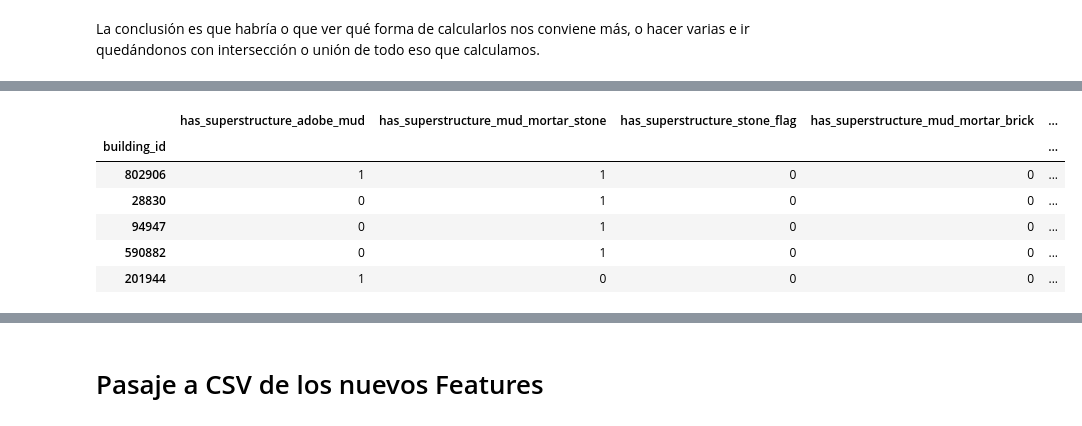
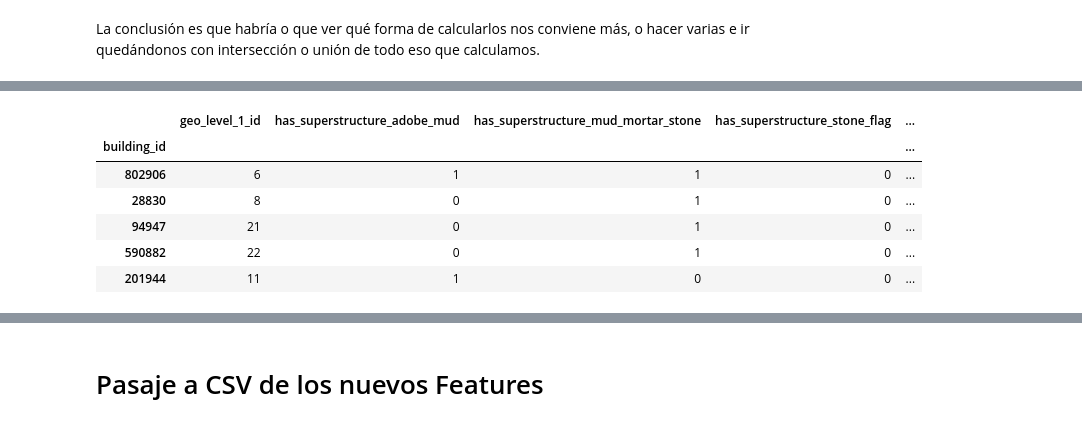
Before and after one commit to gsabatino9/OrganizacionDeDatos, a Jupyter notebook: data/feature_engineering.ipynb, the cells around one changed output, grey strips where cells are left out. Cells and saved outputs as stored; diff of their text form; code cells hidden in the pictures.

```diff
--- a/data/feature_engineering.ipynb
+++ b/data/feature_engineering.ipynb
@@ -320,5 +173,32 @@ for feature in binary_feature:
+# %%
+def avg_age(df_values):
+  geo_levels = df_values[['geo_level_1_id', 'geo_level_2_id', 'geo_level_3_id', 'age']]
+  geo_levels.reset_index(inplace=True)
+
+  age_avg_1 = geo_levels.groupby('geo_level_1_id')['age'].mean()
+  age_avg_2 = geo_levels.groupby('geo_level_2_id')['age'].mean()
+  age_avg_3 = geo_levels.groupby('geo_level_3_id')['age'].mean()
+
+  age_avg_1.rename('age_avg_geo_level_1_id', inplace=True)
+  age_avg_2.rename('age_avg_geo_level_2_id', inplace=True)
+  age_avg_3.rename('age_avg_geo_level_3_id', inplace=True)
+
+  geo_levels = geo_levels\
+        .merge(age_avg_1, on='geo_level_1_id')\
+        .merge(age_avg_2, on='geo_level_2_id')\
+        .merge(age_avg_3, on='geo_level_3_id')
+
+  geo_levels.set_index('building_id', inplace=True)
+
+  new_features = ['building_id', 'age_avg_geo_level_1_id', 'age_avg_geo_level_2_id', 'age_avg_geo_level_3_id']
+
+  geo_levels.reset_index(inplace=True)
+  df_values.reset_index(inplace=True)
+
+  df_values = df_values.merge(geo_levels[new_features]).set_index('building_id')
+  return df_values
 # %%
-train_values = train_values.merge(one_hot, on='building_id')
+train_values = avg_age(train_values)
 train_values.head(1)
 # %% [output]
 |  | geo_level_1_id | geo_level_2_id | geo_level_3_id | count_floors_pre_eq | age | area_percentage | ... |
@@ -328,5 +206,0 @@ train_values.head(1)
-# %%
-boolean_feature = train_values.select_dtypes('boolean').columns.tolist()
-
-for feature in boolean_feature:
-  train_values[feature] = train_values[feature].astype('int64')
@@ -362,6 +240,6 @@ Creo que estaría bueno hacerlo para las 3 métricas que figuran ahí, y quedarn
 # %% [markdown]
 La conclusión es que habría o que ver qué forma de calcularlos nos conviene más, o hacer varias e ir quedándonos con intersección o unión de todo eso que calculamos.
 # %%
-selector = SelectKBest(chi2, 40)
+selector = SelectKBest(chi2, 30)
 selector.fit(x_train, train_labels)
 # %% [output]
@@ -411,11 +287,11 @@ selected_features
 # %%
 train_values_selected_features = train_values[selected_features]
-train_values_selected_features.head(5)
+train_values_selected_features.head()
 # %% [output]
-|  | has_superstructure_adobe_mud | has_superstructure_mud_mortar_stone | has_superstructure_stone_flag | has_superstructure_mud_mortar_brick | ... |
+|  | geo_level_1_id | has_superstructure_adobe_mud | has_superstructure_mud_mortar_stone | has_superstructure_stone_flag | ... |
 | building_id |  |  |  |  | ... |
-| 802906 | 1 | 1 | 0 | 0 | ... |
-| 28830 | 0 | 1 | 0 | 0 | ... |
-| 94947 | 0 | 1 | 0 | 0 | ... |
-| 590882 | 0 | 1 | 0 | 0 | ... |
-| 201944 | 1 | 0 | 0 | 0 | ... |
+| 802906 | 6 | 1 | 1 | 0 | ... |
+| 28830 | 8 | 0 | 1 | 0 | ... |
+| 94947 | 21 | 0 | 1 | 0 | ... |
+| 590882 | 22 | 0 | 1 | 0 | ... |
+| 201944 | 11 | 1 | 0 | 0 | ... |
```
Also changed, not shown: parts of 60 cells of this notebook, 3 other files.
